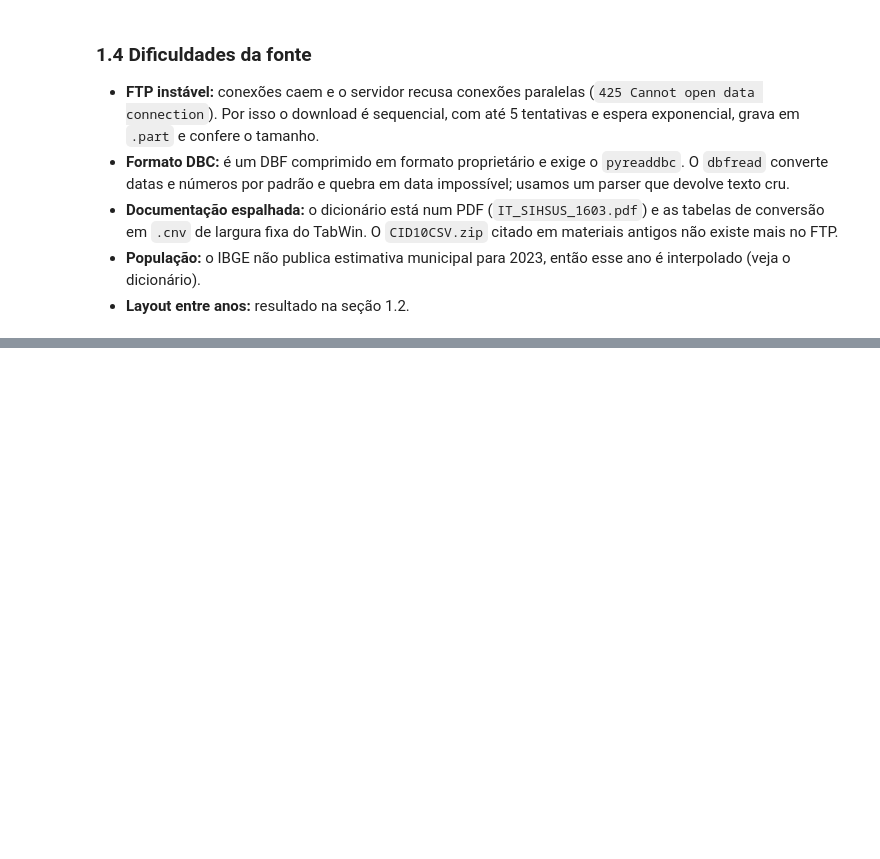
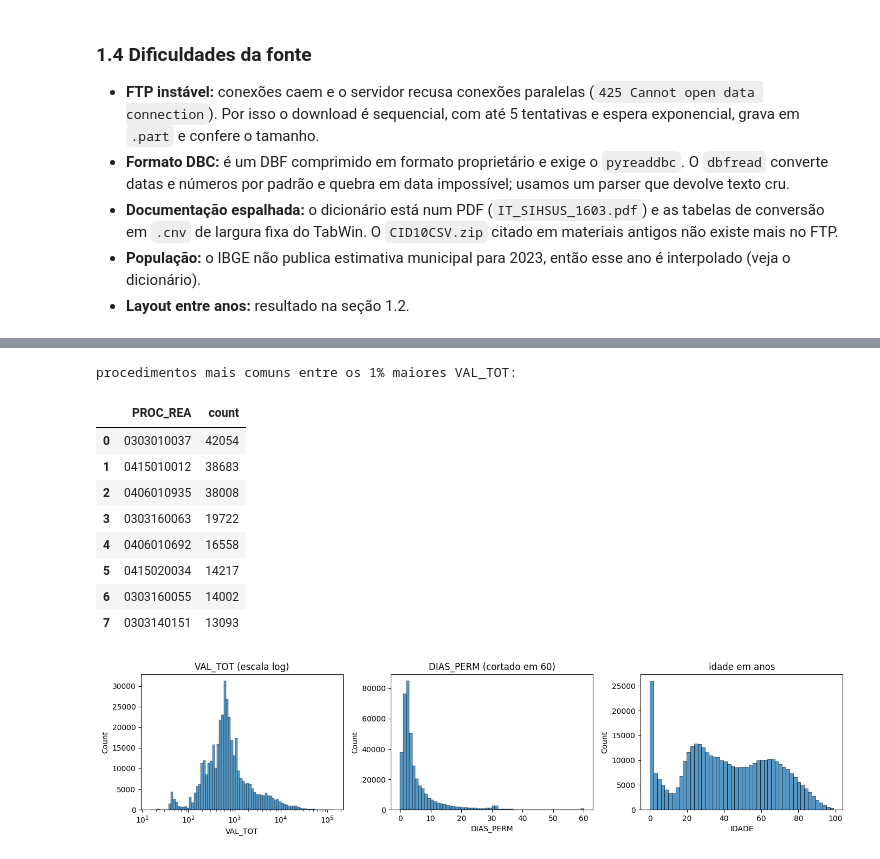
Before and after one commit to Edryck/sih-sus-pipeline-big-data, a Jupyter notebook: notebooks/projeto_final.ipynb, the cells around one changed output, grey strips where cells are left out. Saved outputs shown, nothing was run; the diff lists cells and outputs as text; code cells hidden in the pictures; blank space fills up the shorter version.

```diff
--- a/notebooks/projeto_final.ipynb
+++ b/notebooks/projeto_final.ipynb
@@ -122,0 +186,5 @@ plt.tight_layout()
+# %%
+por_ano = df.groupBy("ano").count().orderBy("ano").toPandas()
+display(por_ano)
+amostra = raw.select(*COLS).sample(fraction=0.01, seed=42).toPandas()
+print(f"amostra: {len(amostra):,} linhas")
@@ -122,0 +353,18 @@ plt.tight_layout()
+# %%
+num = ["val_tot", "dias_perm", "uti_mes_to", "idade_anos"]
+q = df.select(*num).summary("count", "mean", "stddev", "min", "1%", "25%", "50%", "75%", "99%", "max").toPandas().set_index("summary").astype(float)
+q.loc["IQR"] = q.loc["75%"] - q.loc["25%"]
+display(q.round(2))
+
+out = {}
+for c in num:
+    m, s, q1, q3 = q.loc["mean", c], q.loc["stddev", c], q.loc["25%", c], q.loc["75%", c]
+    iqr = q3 - q1
+    out[c] = df.agg(
+        F.sum(((F.col(c) < q1 - 1.5 * iqr) | (F.col(c) > q3 + 1.5 * iqr)).cast("int")).alias("IQR (1,5×)"),
+        F.sum((F.abs((F.col(c) - m) / s) > 3).cast("int")).alias("z-score (|z|>3)"),
+    ).first().asDict()
+outl = pd.DataFrame(out).T
+outl["% IQR"] = (outl["IQR (1,5×)"] / N * 100).round(2)
+outl["% z"] = (outl["z-score (|z|>3)"] / N * 100).round(2)
+outl
@@ -122,0 +390,24 @@ plt.tight_layout()
+# %%
+fig, axes = plt.subplots(1, 3, figsize=(14, 3.5))
+sns.histplot(amostra["VAL_TOT"].astype(float), bins=80, log_scale=(True, False), ax=axes[0]).set_title("VAL_TOT (escala log)")
+sns.histplot(amostra["DIAS_PERM"].astype(int).clip(upper=60), bins=60, ax=axes[1]).set_title("DIAS_PERM (cortado em 60)")
+idade_am = amostra["IDADE"].astype(int).where(amostra["COD_IDADE"] == "4", 0)
+sns.histplot(idade_am, bins=50, ax=axes[2]).set_title("idade em anos")
+plt.tight_layout()
+
+top_val = (df.filter(F.col("val_tot") > q.loc["99%", "val_tot"]).groupBy("PROC_REA").count()
+           .orderBy(F.desc("count")).limit(8).toPandas())
+print("procedimentos mais comuns entre os 1% maiores VAL_TOT:")
+top_val
+# %% [output]
+procedimentos mais comuns entre os 1% maiores VAL_TOT:
+|  | PROC_REA | count |
+| 0 | 0303010037 | 42054 |
+| 1 | 0415010012 | 38683 |
+| 2 | 0406010935 | 38008 |
+| 3 | 0303160063 | 19722 |
+| 4 | 0406010692 | 16558 |
+| 5 | 0415020034 | 14217 |
+| 6 | 0303160055 | 14002 |
+| 7 | 0303140151 | 13093 |
+[figure, added]
```
Also changed, not shown: parts of 28 cells of this notebook, 3 other files.
